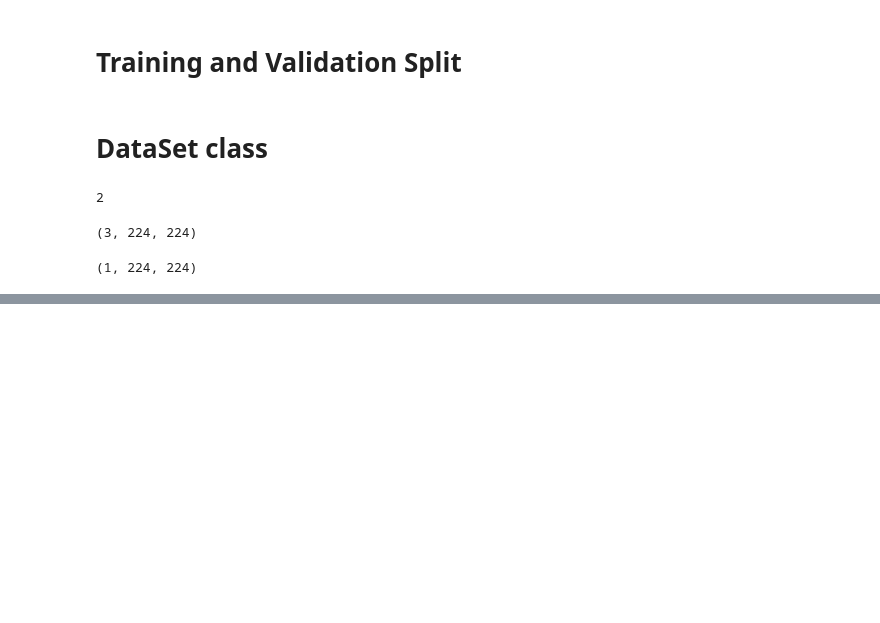
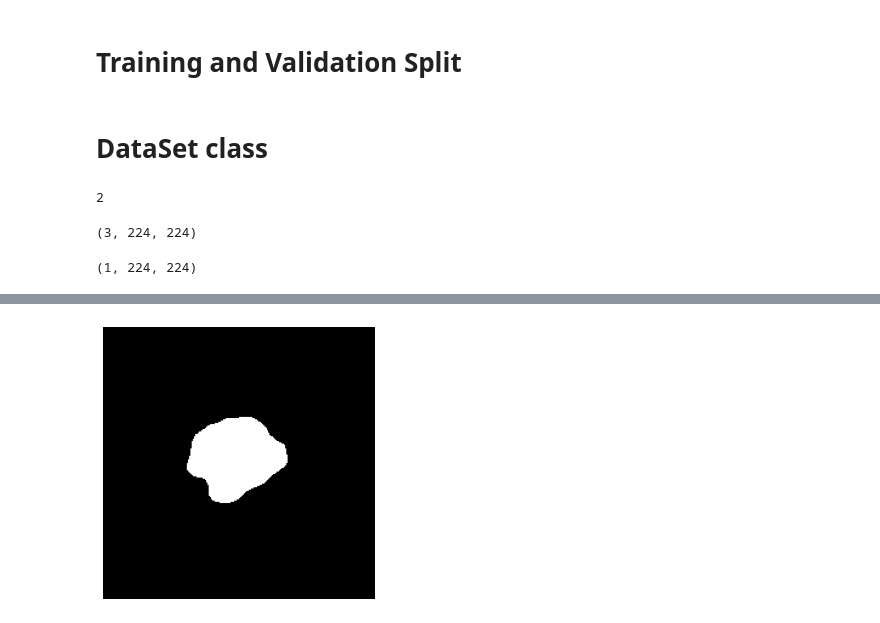
Before and after one commit to Rachinder3/MRI-Tumor-Explorer, a Jupyter notebook: research/Brain_Tumor_Segmentation_via_Segmentation_Models.ipynb, the cells around one changed output, grey strips where cells are left out. Saved outputs shown, nothing was run; the diff lists cells and outputs as text; code cells hidden in the pictures; blank space fills up the shorter version.

Commit message:
Semantic Segmentation model training FPN 2

```diff
--- a/research/Brain_Tumor_Segmentation_via_Segmentation_Models.ipynb
+++ b/research/Brain_Tumor_Segmentation_via_Segmentation_Models.ipynb
@@ -323,0 +355,12 @@ show(pr_mask)
+# %%
+img = to_tensor(img)
+# %%
+x_tensor = torch.from_numpy(img).to(DEVICE).unsqueeze(0)
+# %%
+pr_mask = best_model.predict(x_tensor)
+# %%
+pr_mask = (pr_mask.squeeze().cpu().numpy().round())
+# %%
+show(pr_mask)
+# %% [output]
+[figure, added]
```
Also changed, not shown: parts of 20 cells of this notebook.
